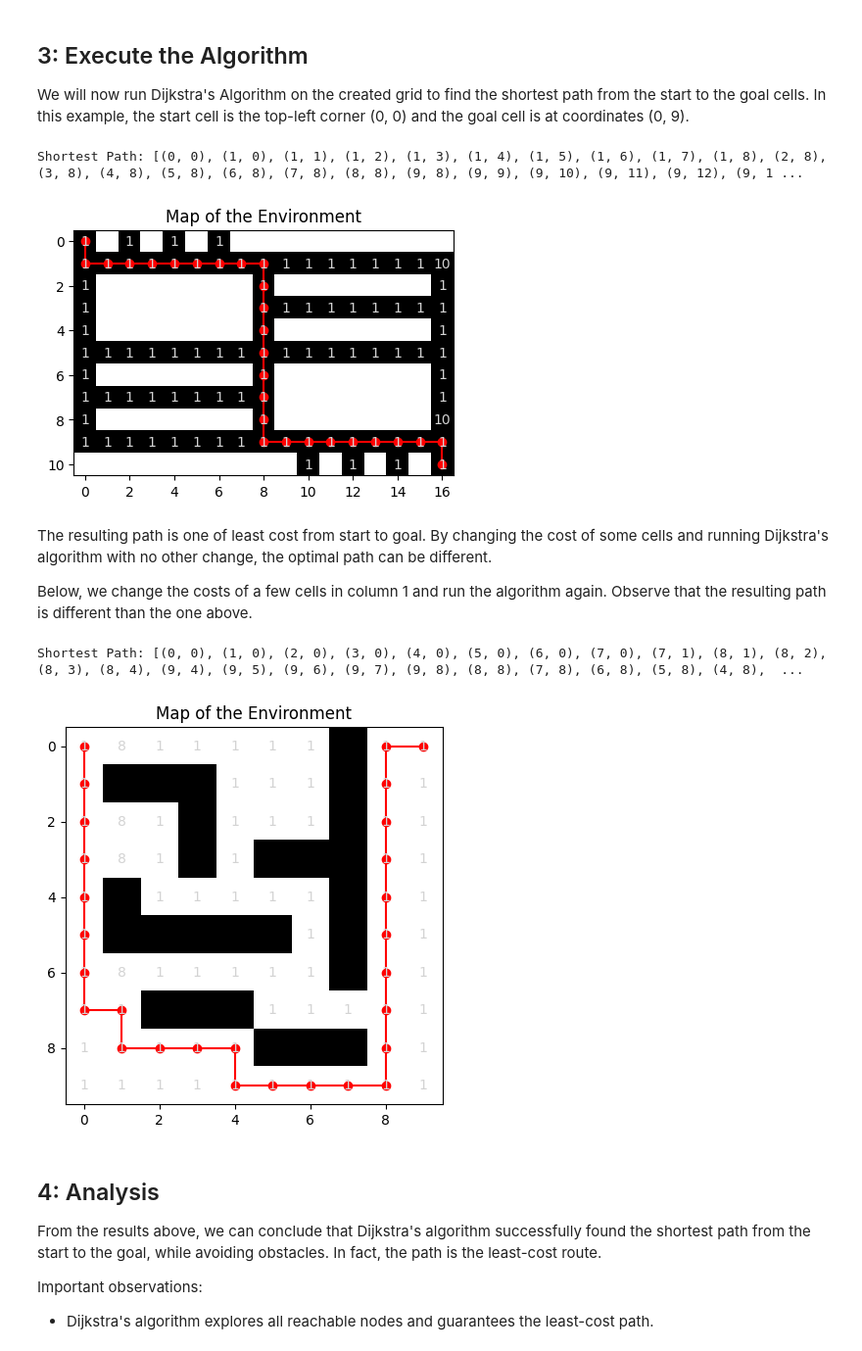
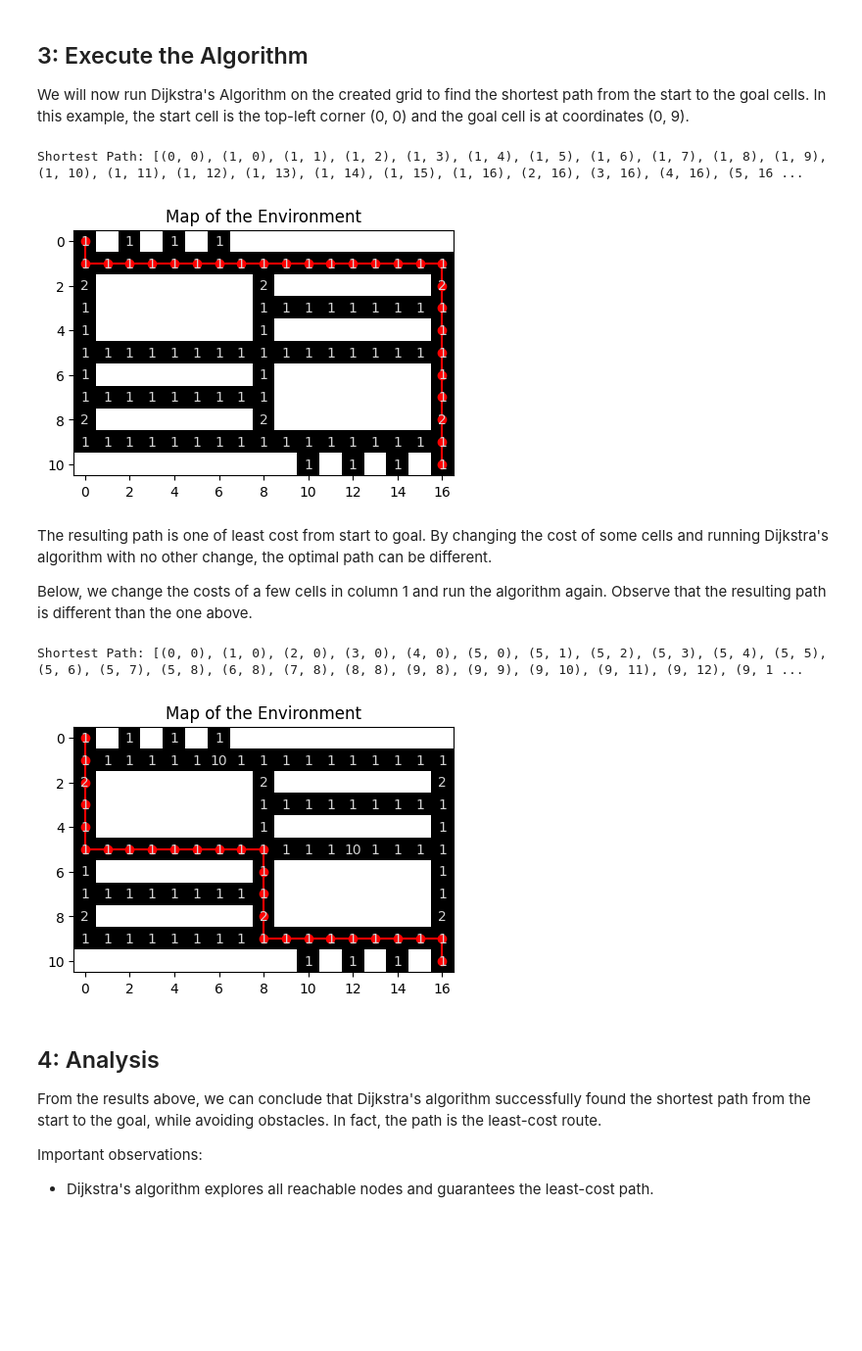
Before and after one commit to felipenmartins/Mobile-Robot-Control, a Jupyter notebook: path_planning_dijkstra_RAFmap.ipynb, the cells around one changed output. Shown: that part at 98% size. Drawn from its saved outputs; the diff is of its cells as text; code cells hidden in the pictures; blank space fills up the shorter version.

Commit message:
Update RAF images

```diff
--- a/path_planning_dijkstra_RAFmap.ipynb
+++ b/path_planning_dijkstra_RAFmap.ipynb
@@ -57,14 +57,14 @@ print(costs)
 def create_costs():
     costs = np.array([
         [1, 1, 1, 1, 1, 1, 1, 1, 1, 1, 1, 1, 1, 1, 1, 1, 1,],
-        [1, 1, 1, 1, 1, 1, 1, 1, 1, 1, 1, 1, 1, 1, 1, 1, 10,],
+        [1, 1, 1, 1, 1, 1, 1, 1, 1, 1, 1, 1, 1, 1, 1, 1, 1,],
+        [2, 1, 1, 1, 1, 1, 1, 1, 2, 1, 1, 1, 1, 1, 1, 1, 2,],
         [1, 1, 1, 1, 1, 1, 1, 1, 1, 1, 1, 1, 1, 1, 1, 1, 1,],
         [1, 1, 1, 1, 1, 1, 1, 1, 1, 1, 1, 1, 1, 1, 1, 1, 1,],
         [1, 1, 1, 1, 1, 1, 1, 1, 1, 1, 1, 1, 1, 1, 1, 1, 1,],
         [1, 1, 1, 1, 1, 1, 1, 1, 1, 1, 1, 1, 1, 1, 1, 1, 1,],
         [1, 1, 1, 1, 1, 1, 1, 1, 1, 1, 1, 1, 1, 1, 1, 1, 1,],
-        [1, 1, 1, 1, 1, 1, 1, 1, 1, 1, 1, 1, 1, 1, 1, 1, 1,],
-        [1, 1, 1, 1, 1, 1, 1, 1, 1, 1, 1, 1, 1, 1, 1, 1, 10,],
+        [2, 1, 1, 1, 1, 1, 1, 1, 2, 1, 1, 1, 1, 1, 1, 1, 2,],
         [1, 1, 1, 1, 1, 1, 1, 1, 1, 1, 1, 1, 1, 1, 1, 1, 1,],
         [1, 1, 1, 1, 1, 1, 1, 1, 1, 1, 1, 1, 1, 1, 1, 1, 1,]
     ])
@@ -201,8 +201,8 @@ print("Shortest Path:", path)
 # Visualize the Path
 plot_grid(grid, path=path)
 # %% [output]
-Shortest Path: [(0, 0), (1, 0), (1, 1), (1, 2), (1, 3), (1, 4), (1, 5), (1, 6), (1, 7), (1, 8), (2, 8), (3, 8), (4, 8), (5, 8), (6, 8), (7, 8), (8, 8), (9, 8), (9, 9), (9, 10), (9, 11), (9, 12), (9, 1 ...
+Shortest Path: [(0, 0), (1, 0), (1, 1), (1, 2), (1, 3), (1, 4), (1, 5), (1, 6), (1, 7), (1, 8), (1, 9), (1, 10), (1, 11), (1, 12), (1, 13), (1, 14), (1, 15), (1, 16), (2, 16), (3, 16), (4, 16), (5, 16 ...
-[figure, old version]
+[figure, new version]
 # %% [markdown]
 The resulting path is one of least cost from start to goal. By changing the cost of some cells and running Dijkstra's algorithm with no other change, the optimal path can be different.
 
@@ -210,29 +210,30 @@ Below, we change the costs of a few cells in column 1 and run the algorithm agai
 # %%
 def create_costs():
     costs = np.array([
-        [1, 8, 1, 1, 1, 1, 1, 1, 1, 1],
-        [1, 8, 1, 1, 1, 1, 1, 1, 1, 1],
-        [1, 8, 1, 1, 1, 1, 1, 1, 1, 1],
-        [1, 8, 1, 1, 1, 1, 1, 1, 1, 1],
-        [1, 8, 1, 1, 1, 1, 1, 1, 1, 1],
-        [1, 8, 1, 1, 1, 1, 1, 1, 1, 1],
-        [1, 8, 1, 1, 1, 1, 1, 1, 1, 1],
-        [1, 1, 1, 1, 1, 1, 1, 1, 1, 1],
-        [1, 1, 1, 1, 1, 1, 1, 1, 1, 1],
-        [1, 1, 1, 1, 1, 1, 1, 1, 1, 1],
+        [1, 1, 1, 1, 1, 1, 1, 1, 1, 1, 1, 1, 1, 1, 1, 1, 1,],
+        [1, 1, 1, 1, 1, 1, 10, 1, 1, 1, 1, 1, 1, 1, 1, 1, 1,],
+        [2, 1, 1, 1, 1, 1, 1, 1, 2, 1, 1, 1, 1, 1, 1, 1, 2,],
+        [1, 1, 1, 1, 1, 1, 1, 1, 1, 1, 1, 1, 1, 1, 1, 1, 1,],
+        [1, 1, 1, 1, 1, 1, 1, 1, 1, 1, 1, 1, 1, 1, 1, 1, 1,],
+        [1, 1, 1, 1, 1, 1, 1, 1, 1, 1, 1, 1, 10, 1, 1, 1, 1,],
+        [1, 1, 1, 1, 1, 1, 1, 1, 1, 1, 1, 1, 1, 1, 1, 1, 1,],
+        [1, 1, 1, 1, 1, 1, 1, 1, 1, 1, 1, 1, 1, 1, 1, 1, 1,],
+        [2, 1, 1, 1, 1, 1, 1, 1, 2, 1, 1, 1, 1, 1, 1, 1, 2,],
+        [1, 1, 1, 1, 1, 1, 1, 1, 1, 1, 1, 1, 1, 1, 1, 1, 1,],
+        [1, 1, 1, 1, 1, 1, 1, 1, 1, 1, 1, 1, 1, 1, 1, 1, 1,]
     ])
     return costs
 
 costs = create_costs()
 
 path = dijkstra(grid, costs, start, goal)
 print("Shortest Path:", path)
 
 # Visualize the Path
 plot_grid(grid, path=path)
 # %% [output]
-Shortest Path: [(0, 0), (1, 0), (2, 0), (3, 0), (4, 0), (5, 0), (6, 0), (7, 0), (7, 1), (8, 1), (8, 2), (8, 3), (8, 4), (9, 4), (9, 5), (9, 6), (9, 7), (9, 8), (8, 8), (7, 8), (6, 8), (5, 8), (4, 8),  ...
+Shortest Path: [(0, 0), (1, 0), (2, 0), (3, 0), (4, 0), (5, 0), (5, 1), (5, 2), (5, 3), (5, 4), (5, 5), (5, 6), (5, 7), (5, 8), (6, 8), (7, 8), (8, 8), (9, 8), (9, 9), (9, 10), (9, 11), (9, 12), (9, 1 ...
-[figure, old version]
+[figure, new version]
 # %% [markdown]
 ## 4: Analysis
 
```
Also changed, not shown: parts of 1 cell of this notebook.
